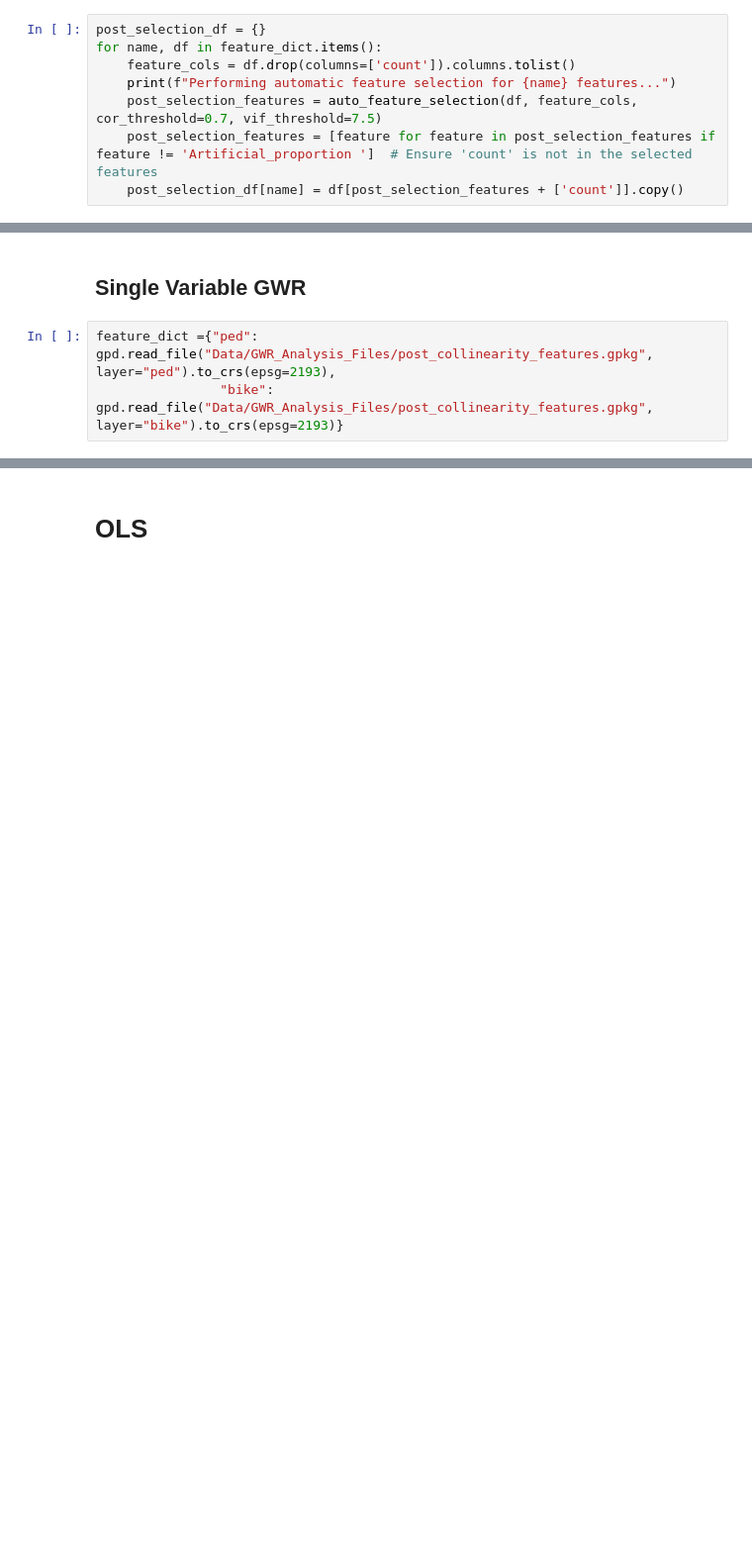
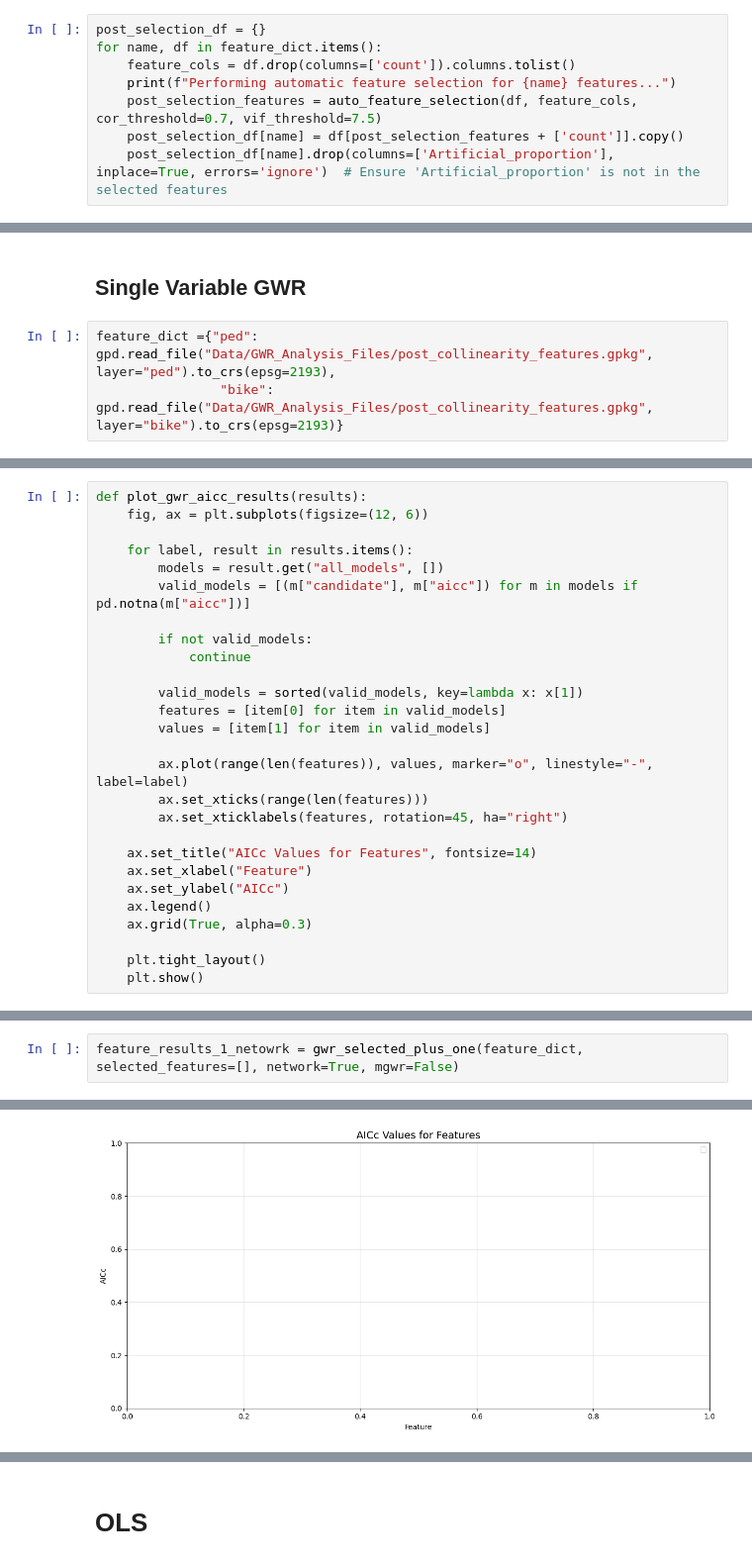
Before and after one commit to MaxwellBusby/banks-peninsula-organic-data-processing, a Jupyter notebook: GWR_Analysis.ipynb, the cells around one changed output, grey strips where cells are left out. Shown at 99% size. Drawn from its saved outputs; the diff is of its cells as text; blank space fills up the shorter version.

```diff
--- a/GWR_Analysis.ipynb
+++ b/GWR_Analysis.ipynb
@@ -166,8 +269,8 @@ for name, df in feature_dict.items():
     feature_cols = df.drop(columns=['count']).columns.tolist()
     print(f"Performing automatic feature selection for {name} features...")
     post_selection_features = auto_feature_selection(df, feature_cols, cor_threshold=0.7, vif_threshold=7.5)
-    post_selection_features = [feature for feature in post_selection_features if feature != 'Artificial_proportion ']  # Ensure 'count' is not in the selected features
     post_selection_df[name] = df[post_selection_features + ['count']].copy()
+    post_selection_df[name].drop(columns=['Artificial_proportion'], inplace=True, errors='ignore')  # Ensure 'Artificial_proportion' is not in the selected features
 # %% [output]
 Performing automatic feature selection for ped features...
 ['elevation_range', 'elevation_max', 'gradient', 'Rural_settlement_distances', 'Small_urban_distances', 'Medium_urban_distances', 'Major_urban_distances', 'trail_density_400m', 'trail_density_600m', ' ...
@@ -230,0 +401,27 @@ feature_dict ={"ped": gpd.read_file("Data/GWR_Analysis_Files/post_collinearity_f
+# %%
+def plot_gwr_aicc_results(results):
+    fig, ax = plt.subplots(figsize=(12, 6))
+
+    for label, result in results.items():
+        models = result.get("all_models", [])
+        valid_models = [(m["candidate"], m["aicc"]) for m in models if pd.notna(m["aicc"])]
+
+        if not valid_models:
+            continue
+
+        valid_models = sorted(valid_models, key=lambda x: x[1])
+        features = [item[0] for item in valid_models]
+        values = [item[1] for item in valid_models]
+
+        ax.plot(range(len(features)), values, marker="o", linestyle="-", label=label)
+        ax.set_xticks(range(len(features)))
+        ax.set_xticklabels(features, rotation=45, ha="right")
+
+    ax.set_title("AICc Values for Features", fontsize=14)
+    ax.set_xlabel("Feature")
+    ax.set_ylabel("AICc")
+    ax.legend()
+    ax.grid(True, alpha=0.3)
+
+    plt.tight_layout()
+    plt.show()
@@ -230,0 +550,3 @@ feature_dict ={"ped": gpd.read_file("Data/GWR_Analysis_Files/post_collinearity_f
+# %%
+feature_results_1_netowrk = gwr_selected_plus_one(feature_dict, selected_features=[], network=True, mgwr=False)
+# %% [output]
@@ -230,0 +570 @@ feature_dict ={"ped": gpd.read_file("Data/GWR_Analysis_Files/post_collinearity_f
+[figure, added]
```
Also changed, not shown: parts of 22 cells of this notebook.
